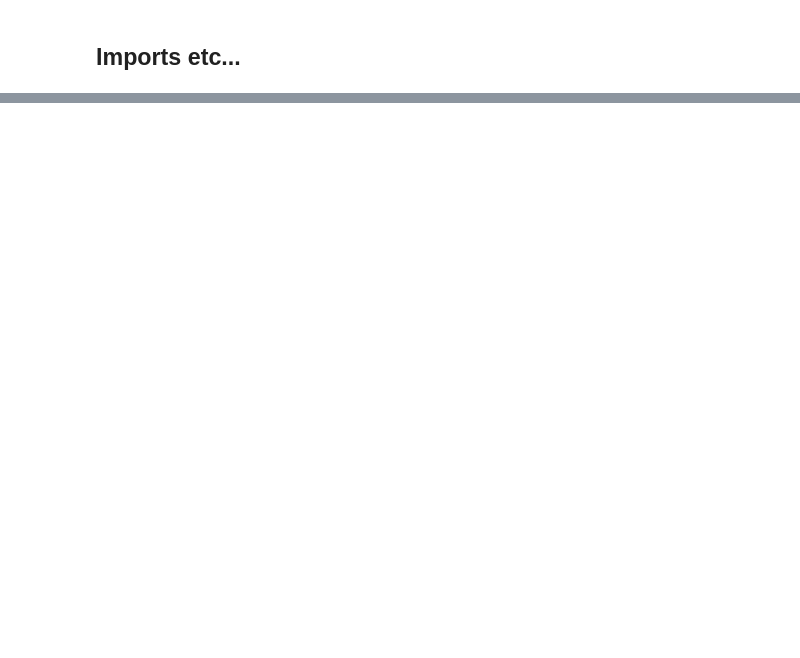
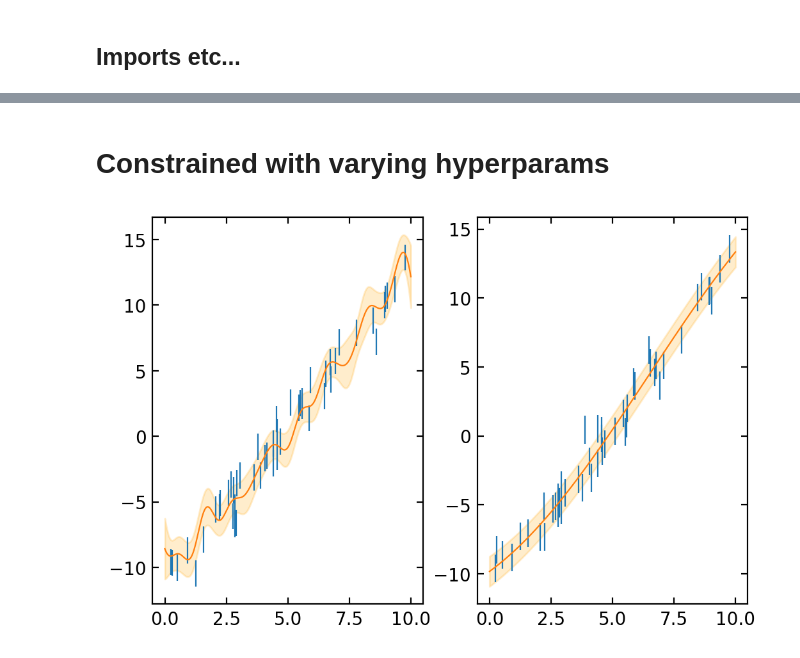
Before and after one commit to eniaxhakaj/phys_learning, a Jupyter notebook: gaussian_processes/Hyperparam_exploration.ipynb, the cells around one changed output, grey strips where cells are left out. Drawn from its saved outputs; the diff is of its cells as text; code cells hidden in the pictures; blank space fills up the shorter version.

Commit message:
plot different hyperparams

```diff
--- a/gaussian_processes/Hyperparam_exploration.ipynb
+++ b/gaussian_processes/Hyperparam_exploration.ipynb
@@ -69,0 +69,26 @@ for i, var in enumerate([3, 30]):
+# %% [markdown]
+# Constrained with varying hyperparams
+# %%
+np.random.seed(3)
+x_max = 10
+errs = 1
+def f(x):
+    tmp = 3*x - np.sqrt(x) - np.log(x) + np.random.normal(scale=errs, size=x.shape)
+    return tmp - np.mean(tmp) # zero center
+
+_, axes = plt.subplots(1, 2)
+train_x = np.expand_dims(np.sort(np.random.random(size=50) * x_max), 1)
+
+# Now GP model on this
+for i, (var, ls) in enumerate([(30, 0.5), (30, 10)]):
+    axes[i].errorbar(train_x, f(train_x), yerr=errs, ls="")
+
+    k = GPy.kern.RBF(1, variance=var, lengthscale=ls)
+    m = GPy.models.GPRegression(train_x, f(train_x), k)
+
+    test_x = np.expand_dims(np.linspace(0, x_max, 2000), 1)
+    test_y, var_test_y = m.predict(test_x)
+    axes[i].plot(test_x, test_y)
+    axes[i].fill_between(test_x.flatten(), (test_y - np.sqrt(var_test_y)).flatten(), (test_y + np.sqrt(var_test_y)).flatten(), color="orange", alpha=0.2)
+# %% [output]
+[figure, added]
```
Also changed, not shown: parts of 5 cells of this notebook.
